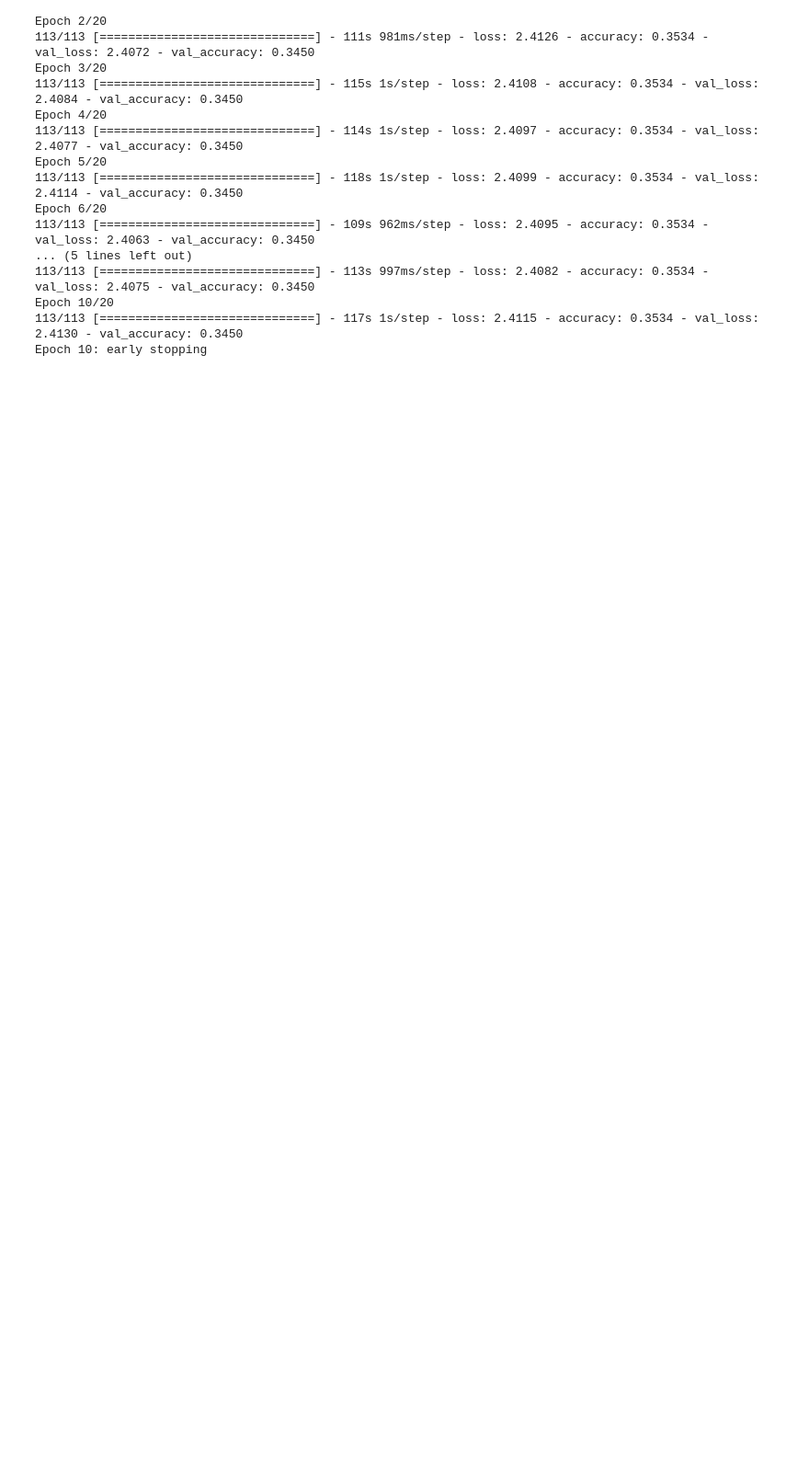
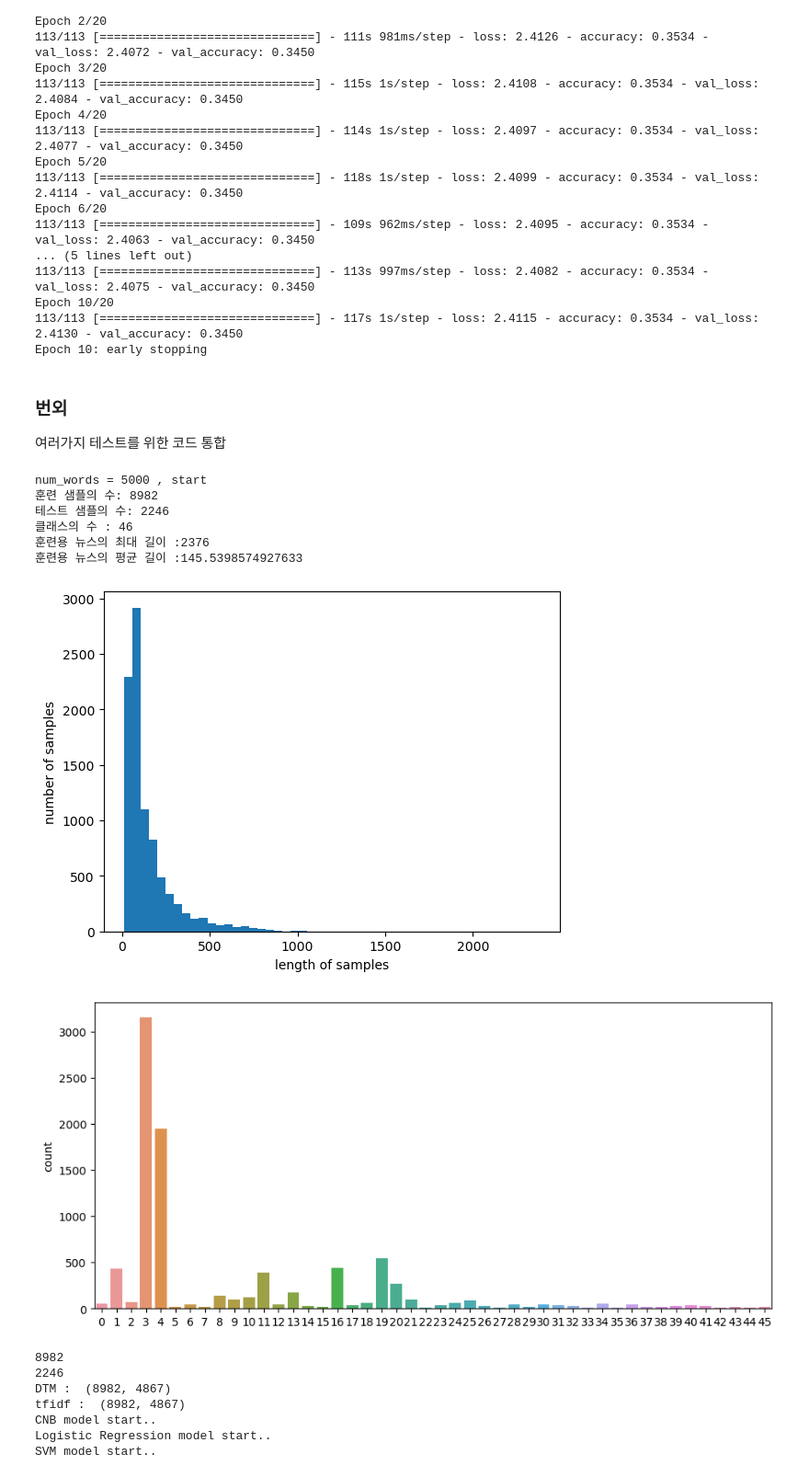
Before and after one commit to HalfMoon1008/Aiffel, a Jupyter notebook: NLP_GoingDeeper/NLP02/NewsProject.ipynb, the cells around one changed output. Shown: that part at 92% size. Cells and saved outputs as stored; diff of their text form; code cells hidden in the pictures; blank space fills up the shorter version.

```diff
--- a/NLP_GoingDeeper/NLP02/NewsProject.ipynb
+++ b/NLP_GoingDeeper/NLP02/NewsProject.ipynb
@@ -755,3 +755,6 @@ Epoch 6/20
 Epoch 10/20
 113/113 [==============================] - 117s 1s/step - loss: 2.4115 - accuracy: 0.3534 - val_loss: 2.4130 - val_accuracy: 0.3450
 Epoch 10: early stopping
+# %% [markdown]
+### 번외
+여러가지 테스트를 위한 코드 통합
@@ -757,0 +875,29 @@ Epoch 10: early stopping
+# %%
+for num in [5000, 10000, 15000, 20000] :
+
+    print(f"num_words = {num} , start")
+    (x_train, y_train), (x_test, y_test) = data_load(num)
+    visualization()
+    word_index, index_to_word = getWordIndex()
+    x_train = preprocessing(x_train)
+    x_test = preprocessing(x_test)
+    dtmvector, x_train_dtm , tfidf_transformer, tfidfv = vectorization()
+    various_models()
+    print("")
+    print("")
+# %% [output]
+num_words = 5000 , start
+훈련 샘플의 수: 8982
+테스트 샘플의 수: 2246
+클래스의 수 : 46
+훈련용 뉴스의 최대 길이 :2376
+훈련용 뉴스의 평균 길이 :145.5398574927633
+[figure, added]
+[figure, added]
+8982
+2246
+DTM :  (8982, 4867)
+tfidf :  (8982, 4867)
+CNB model start..
+Logistic Regression model start..
+SVM model start..
```
Also changed, not shown: parts of 2 cells of this notebook.
